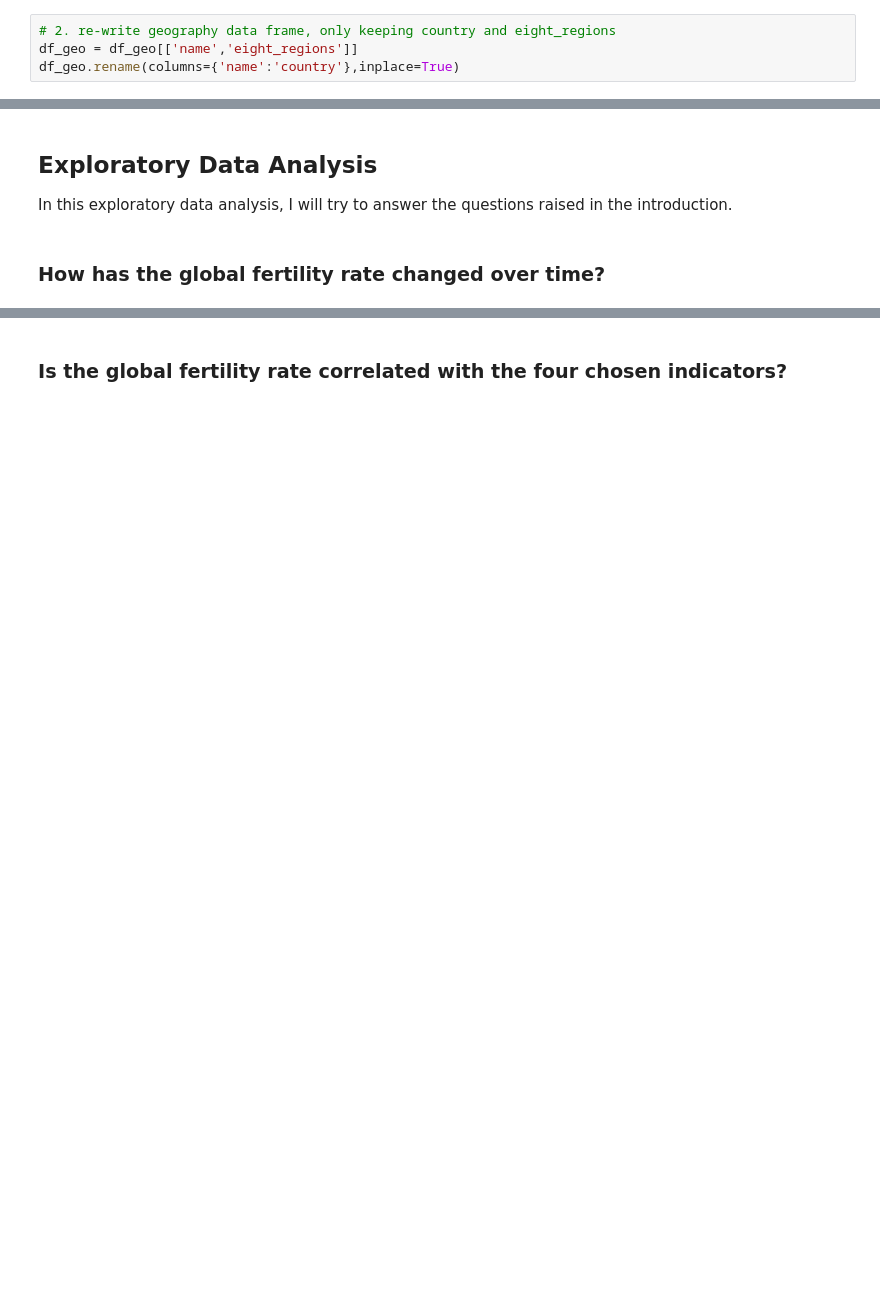
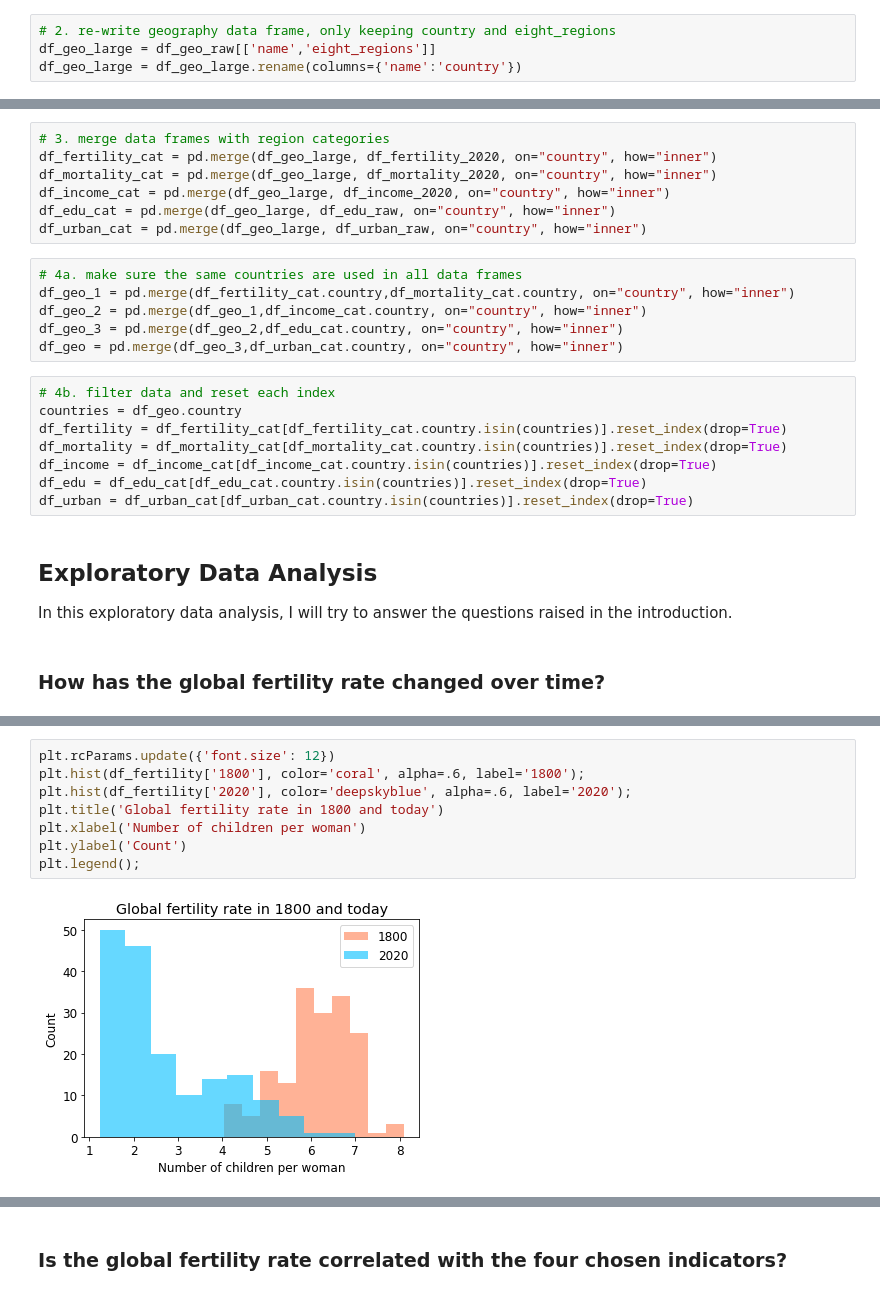
Before and after one commit to zoraaroz/global-fertility-rate, a Jupyter notebook: global-fertility-rate.ipynb, the cells around one changed output, grey strips where cells are left out. Saved outputs shown, nothing was run; the diff lists cells and outputs as text; blank space fills up the shorter version.

Commit message:
code: Add exploratory data analysis

```diff
--- a/global-fertility-rate.ipynb
+++ b/global-fertility-rate.ipynb
@@ -257,4 +258,4 @@ df_income.drop(df_income.columns[222:],axis=1,inplace=True)
 # %%
 # 2. re-write geography data frame, only keeping country and eight_regions
-df_geo = df_geo[['name','eight_regions']]
-df_geo.rename(columns={'name':'country'},inplace=True)
+df_geo_large = df_geo_raw[['name','eight_regions']]
+df_geo_large = df_geo_large.rename(columns={'name':'country'})
@@ -271,3 +262,24 @@ df_urban = df_urban[df_urban.country.isin(countries)]
+# %%
+# 3. merge data frames with region categories
+df_fertility_cat = pd.merge(df_geo_large, df_fertility_2020, on="country", how="inner")
+df_mortality_cat = pd.merge(df_geo_large, df_mortality_2020, on="country", how="inner")
+df_income_cat = pd.merge(df_geo_large, df_income_2020, on="country", how="inner")
+df_edu_cat = pd.merge(df_geo_large, df_edu_raw, on="country", how="inner")
+df_urban_cat = pd.merge(df_geo_large, df_urban_raw, on="country", how="inner")
+# %%
+# 4a. make sure the same countries are used in all data frames
+df_geo_1 = pd.merge(df_fertility_cat.country,df_mortality_cat.country, on="country", how="inner")
+df_geo_2 = pd.merge(df_geo_1,df_income_cat.country, on="country", how="inner")
+df_geo_3 = pd.merge(df_geo_2,df_edu_cat.country, on="country", how="inner")
+df_geo = pd.merge(df_geo_3,df_urban_cat.country, on="country", how="inner")
+# %%
+# 4b. filter data and reset each index
+countries = df_geo.country
+df_fertility = df_fertility_cat[df_fertility_cat.country.isin(countries)].reset_index(drop=True)
+df_mortality = df_mortality_cat[df_mortality_cat.country.isin(countries)].reset_index(drop=True)
+df_income = df_income_cat[df_income_cat.country.isin(countries)].reset_index(drop=True)
+df_edu = df_edu_cat[df_edu_cat.country.isin(countries)].reset_index(drop=True)
+df_urban = df_urban_cat[df_urban_cat.country.isin(countries)].reset_index(drop=True)
 # %% [markdown]
 <a id='eda'></a>
 ## Exploratory Data Analysis
@@ -277,0 +309,10 @@ In this exploratory data analysis, I will try to answer the questions raised in
+# %%
+plt.rcParams.update({'font.size': 12})
+plt.hist(df_fertility['1800'], color='coral', alpha=.6, label='1800');
+plt.hist(df_fertility['2020'], color='deepskyblue', alpha=.6, label='2020');
+plt.title('Global fertility rate in 1800 and today')
+plt.xlabel('Number of children per woman')
+plt.ylabel('Count')
+plt.legend();
+# %% [output]
+[figure, added]
```
Also changed, not shown: parts of 30 cells of this notebook.
